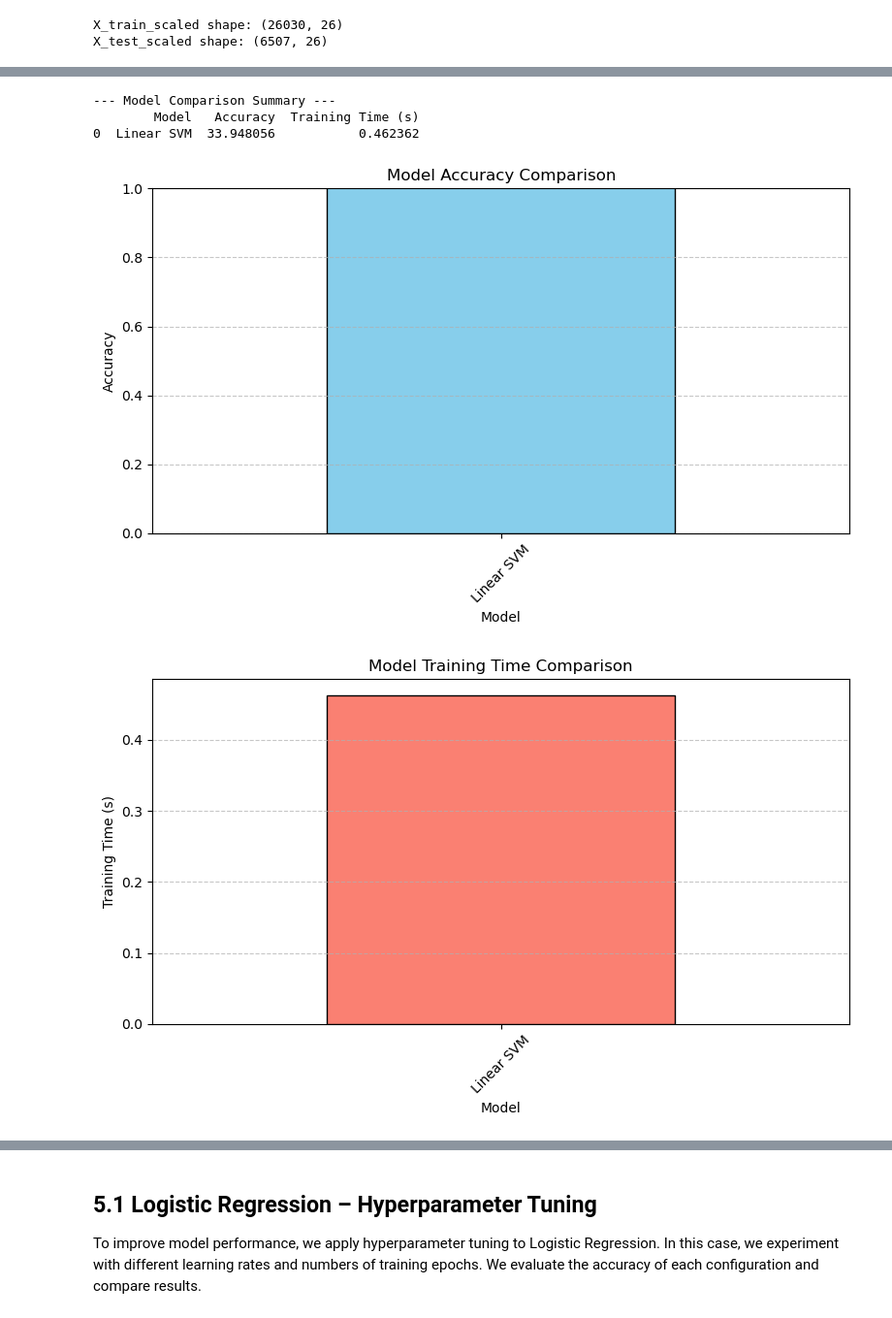
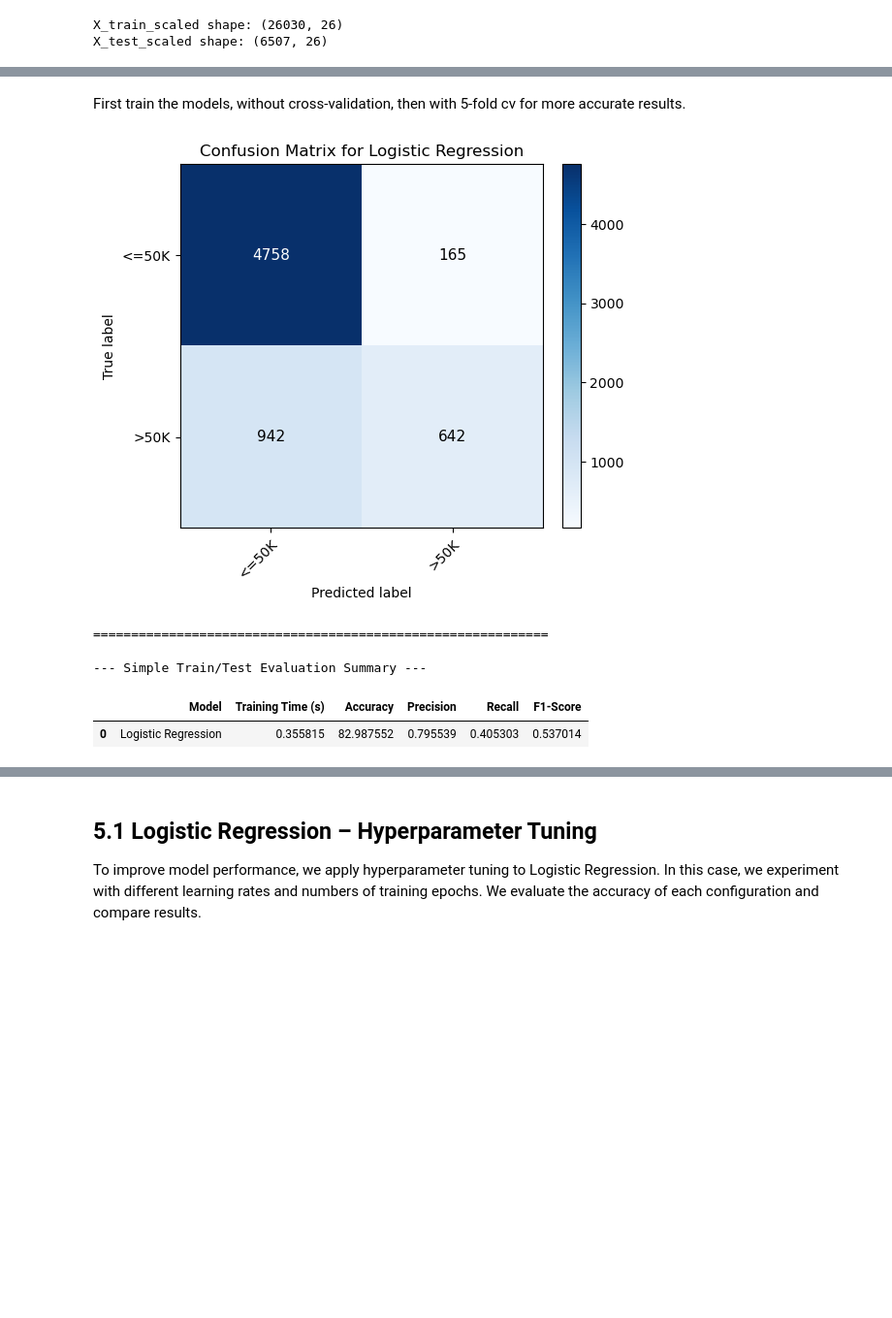
Before and after one commit to jnn-mllr/AML---final-project, a Jupyter notebook: notebooks/main.ipynb, the cells around one changed output, grey strips where cells are left out. Shown at 97% size. Drawn from its saved outputs; the diff is of its cells as text; code cells hidden in the pictures; blank space fills up the shorter version.

Commit message:
more oop: training process as a class with cv, now running, next step hyperparameter optim, but first the rest of the requirements: comp encoding strats, deeper analysis of features

```diff
--- a/notebooks/main.ipynb
+++ b/notebooks/main.ipynb
@@ -692,11 +696,0 @@ evaluators = [
-# %%
-# training process
-for evaluator in evaluators:
-
-    # train the model using the params defined in the dict
-    evaluator.train(X_train_scaled, y_train)
-
-    # eval on the test set and store results
-    performance = evaluator.evaluate(X_test_scaled, y_test)
-    results.append(performance)
-    print("\n" + "="*60 + "\n")
@@ -741,35 +697,25 @@ display(baseline_results_df)
-# %%
-# results of the training
-results_df = pd.DataFrame(results)
-print("--- Model Comparison Summary ---")
-print(results_df)
-# %% [output]
---- Model Comparison Summary ---
-        Model   Accuracy  Training Time (s)
-0  Linear SVM  33.948056           0.462362
-# %%
-import matplotlib.pyplot as plt
-
-# Bar plot of accuracy
-plt.figure(figsize=(8, 5))
-results_df.set_index('Model')['Accuracy'].plot(kind='bar', color='skyblue', edgecolor='black')
-plt.title('Model Accuracy Comparison')
-plt.ylabel('Accuracy')
-plt.ylim(0, 1)  # Because accuracy ranges from 0 to 1
-plt.xticks(rotation=45)
-plt.grid(axis='y', linestyle='--', alpha=0.7)
-plt.tight_layout()
-plt.show()
-
-# Bar plot of training time
-plt.figure(figsize=(8, 5))
-results_df.set_index('Model')['Training Time (s)'].plot(kind='bar', color='salmon', edgecolor='black')
-plt.title('Model Training Time Comparison')
-plt.ylabel('Training Time (s)')
-plt.xticks(rotation=45)
-plt.grid(axis='y', linestyle='--', alpha=0.7)
-plt.tight_layout()
-plt.show()
-# %% [output]
-[figure, removed]
-[figure, removed]
+# %% [markdown]
+First train the models, without cross-validation, then with 5-fold cv for more accurate results.
+# %%
+# training process of one model without Cross-Val
+for model_to_train in models_to_train:
+
+    # train the model using the params defined in the dict
+    model_to_train.train(X_train_scaled, y_train)
+
+    # eval on the test set and store results
+    performance = model_to_train.evaluate(X_test_scaled, y_test)
+    results.append(performance)
+    print("="*60)
+# %% [output]
+[figure, added]
+============================================================
+# %%
+# results for the simple training run
+results_df = pd.DataFrame(results)
+print("\n--- Simple Train/Test Evaluation Summary ---")
+display(results_df)
+# %% [output]
+--- Simple Train/Test Evaluation Summary ---
+|  | Model | Training Time (s) | Accuracy | Precision | Recall | F1-Score |
+| 0 | Logistic Regression | 0.355815 | 82.987552 | 0.795539 | 0.405303 | 0.537014 |
```
Also changed, not shown: parts of 21 cells of this notebook, 2 other files.
